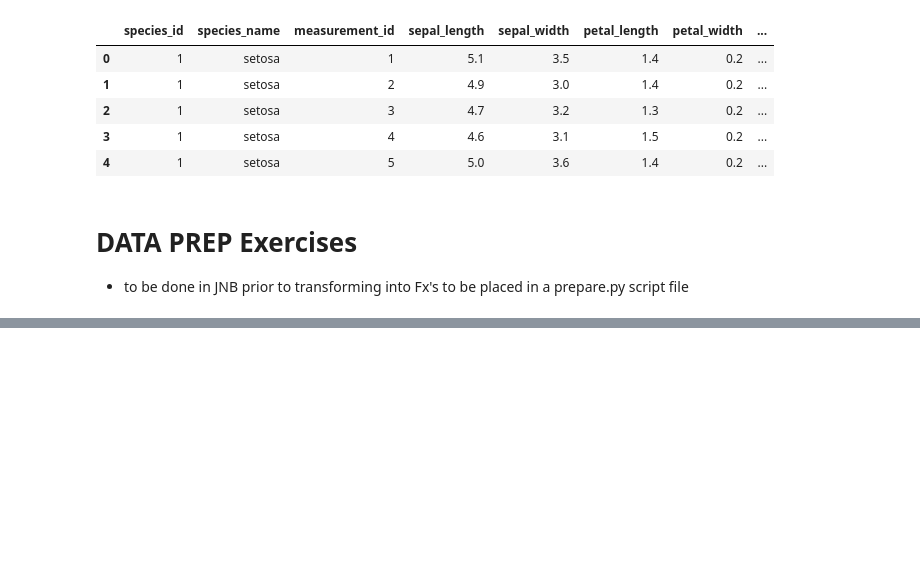
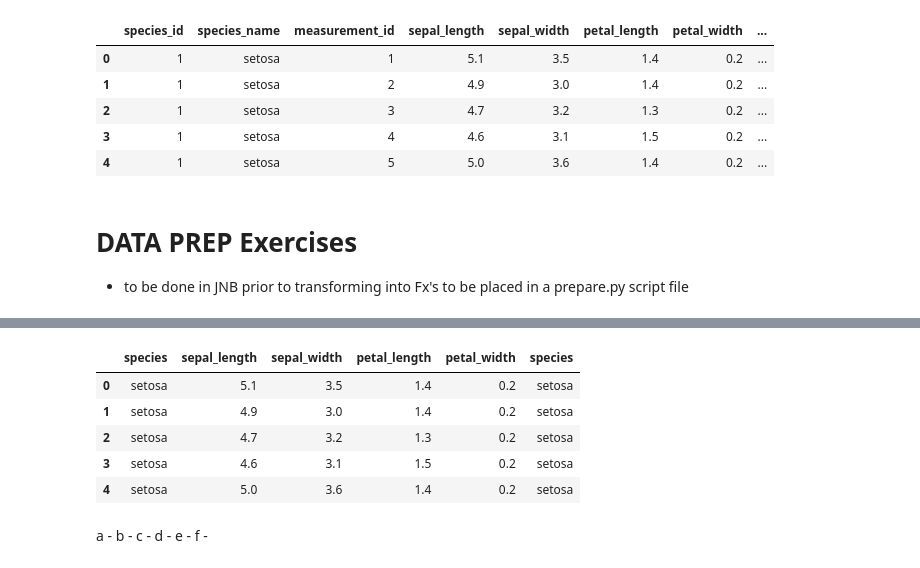
Before and after one commit to radam-herman/ds-methodologies-exercises, a Jupyter notebook: classification/classification_exercises.ipynb, the cells around one changed output, grey strips where cells are left out. Saved outputs shown, nothing was run; the diff lists cells and outputs as text; code cells hidden in the pictures; blank space fills up the shorter version.

```diff
--- a/classification/classification_exercises.ipynb
+++ b/classification/classification_exercises.ipynb
@@ -370,0 +369,7 @@ with the transformations above applied.
+# %%
+# a - Use the function defined in acquire.py to load the iris data.
+
+import acquire
+
+iris_dp = acquire.get_iris_data()
+iris_dp.head()
@@ -370,0 +383,5 @@ with the transformations above applied.
+# %%
+# b - Drop the species_id and measurement_id columns
+
+iris_dp.drop(columns=['species_id', 'measurement_id'], inplace=True)
+iris_dp.head()
@@ -370,0 +395,15 @@ with the transformations above applied.
+# %%
+# c - Rename the species_name column to just species
+        # ex:  df.rename(columns={'name': 'student'})  < {currentName : newName} >
+# DONT USE THIS with inplace=True in script !!!!
+# this didn't work ??? iris_dp['species'] = iris_dp['species_name']
+iris_dp = iris_dp.rename(columns={'species_name' : 'species'})
+
+iris_dp.head()
+# %% [output]
+|  | species | sepal_length | sepal_width | petal_length | petal_width | species |
+| 0 | setosa | 5.1 | 3.5 | 1.4 | 0.2 | setosa |
+| 1 | setosa | 4.9 | 3.0 | 1.4 | 0.2 | setosa |
+| 2 | setosa | 4.7 | 3.2 | 1.3 | 0.2 | setosa |
+| 3 | setosa | 4.6 | 3.1 | 1.5 | 0.2 | setosa |
+| 4 | setosa | 5.0 | 3.6 | 1.4 | 0.2 | setosa |
@@ -379,3 +441,10 @@ e - Scale the age and fare columns using a min max scaler. Why might this be ben
 you not want to do this?
 f - Create a function named prep_titanic that accepts the untransformed titanic data, and returns
 the data with the transformations above applied.
+# %% [markdown]
+a -
+b -
+c -
+d -
+e -
+f -
```
Also changed, not shown: parts of 7 cells of this notebook.
